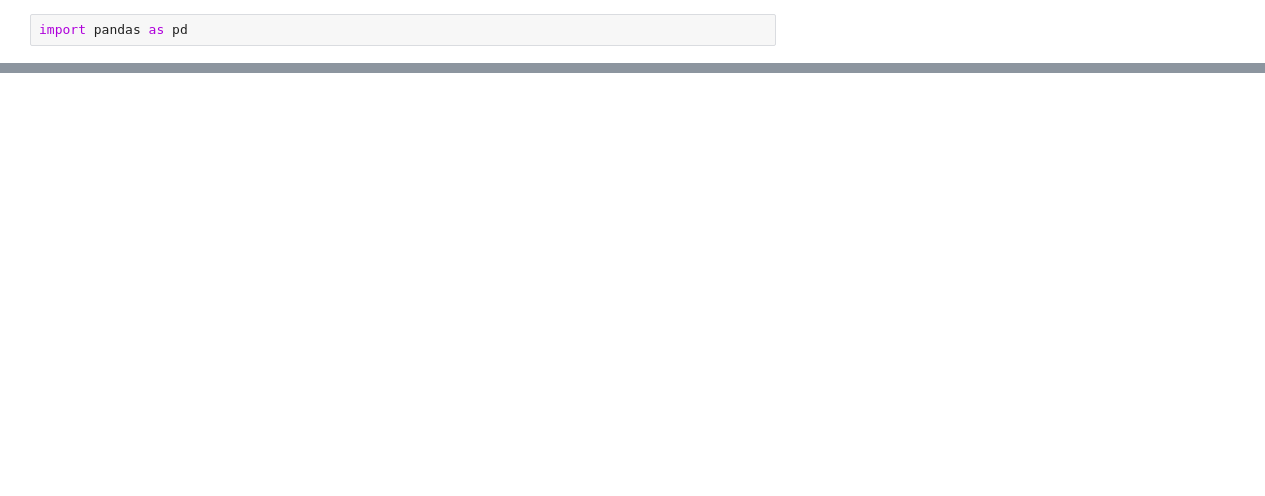
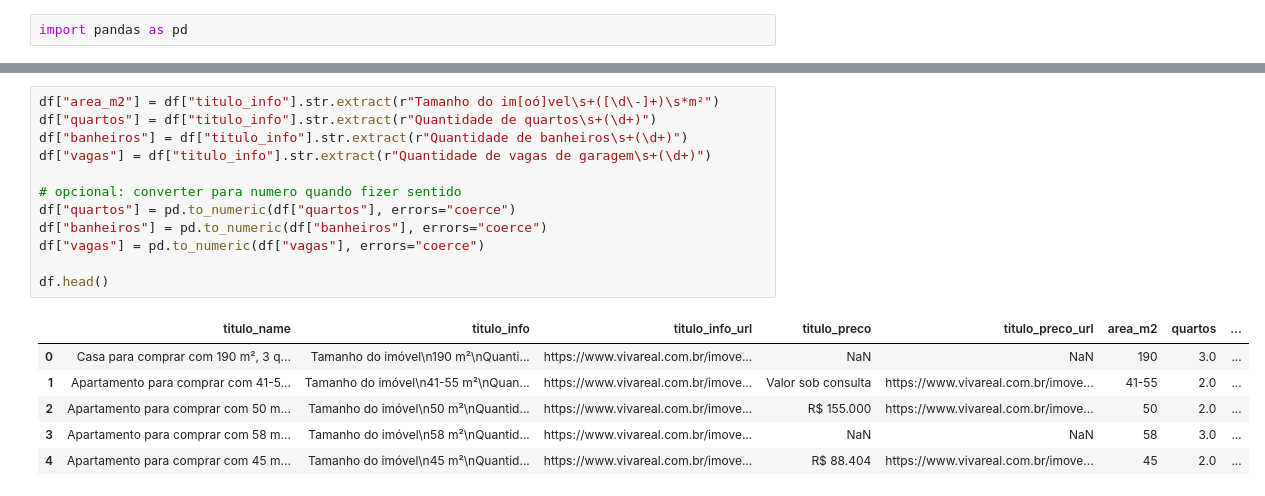
Before and after one commit to MateusEcoAplicada/observatorio_araraquara, a Jupyter notebook: notebooks/verificando.ipynb, the cells around one changed output, grey strips where cells are left out. Saved outputs shown, nothing was run; the diff lists cells and outputs as text; blank space fills up the shorter version.

```diff
--- a/notebooks/verificando.ipynb
+++ b/notebooks/verificando.ipynb
@@ -13,0 +18,19 @@ df.head()
+# %%
+df["area_m2"] = df["titulo_info"].str.extract(r"Tamanho do im[oó]vel\s+([\d\-]+)\s*m²")
+df["quartos"] = df["titulo_info"].str.extract(r"Quantidade de quartos\s+(\d+)")
+df["banheiros"] = df["titulo_info"].str.extract(r"Quantidade de banheiros\s+(\d+)")
+df["vagas"] = df["titulo_info"].str.extract(r"Quantidade de vagas de garagem\s+(\d+)")
+
+# opcional: converter para numero quando fizer sentido
+df["quartos"] = pd.to_numeric(df["quartos"], errors="coerce")
+df["banheiros"] = pd.to_numeric(df["banheiros"], errors="coerce")
+df["vagas"] = pd.to_numeric(df["vagas"], errors="coerce")
+
+df.head()
+# %% [output]
+|  | titulo_name | titulo_info | titulo_info_url | titulo_preco | titulo_preco_url | area_m2 | quartos | ... |
+| 0 | Casa para comprar com 190 m², 3 q... | Tamanho do imóvel\n190 m²\nQuanti... | https://www.vivareal.com.br/imove... | NaN | NaN | 190 | 3.0 | ... |
+| 1 | Apartamento para comprar com 41-5... | Tamanho do imóvel\n41-55 m²\nQuan... | https://www.vivareal.com.br/imove... | Valor sob consulta | https://www.vivareal.com.br/imove... | 41-55 | 2.0 | ... |
+| 2 | Apartamento para comprar com 50 m... | Tamanho do imóvel\n50 m²\nQuantid... | https://www.vivareal.com.br/imove... | R$ 155.000 | https://www.vivareal.com.br/imove... | 50 | 2.0 | ... |
+| 3 | Apartamento para comprar com 58 m... | Tamanho do imóvel\n58 m²\nQuantid... | https://www.vivareal.com.br/imove... | NaN | NaN | 58 | 3.0 | ... |
+| 4 | Apartamento para comprar com 45 m... | Tamanho do imóvel\n45 m²\nQuantid... | https://www.vivareal.com.br/imove... | R$ 88.404 | https://www.vivareal.com.br/imove... | 45 | 2.0 | ... |
```
Also changed, not shown: parts of 22 cells of this notebook, 19 other files.
